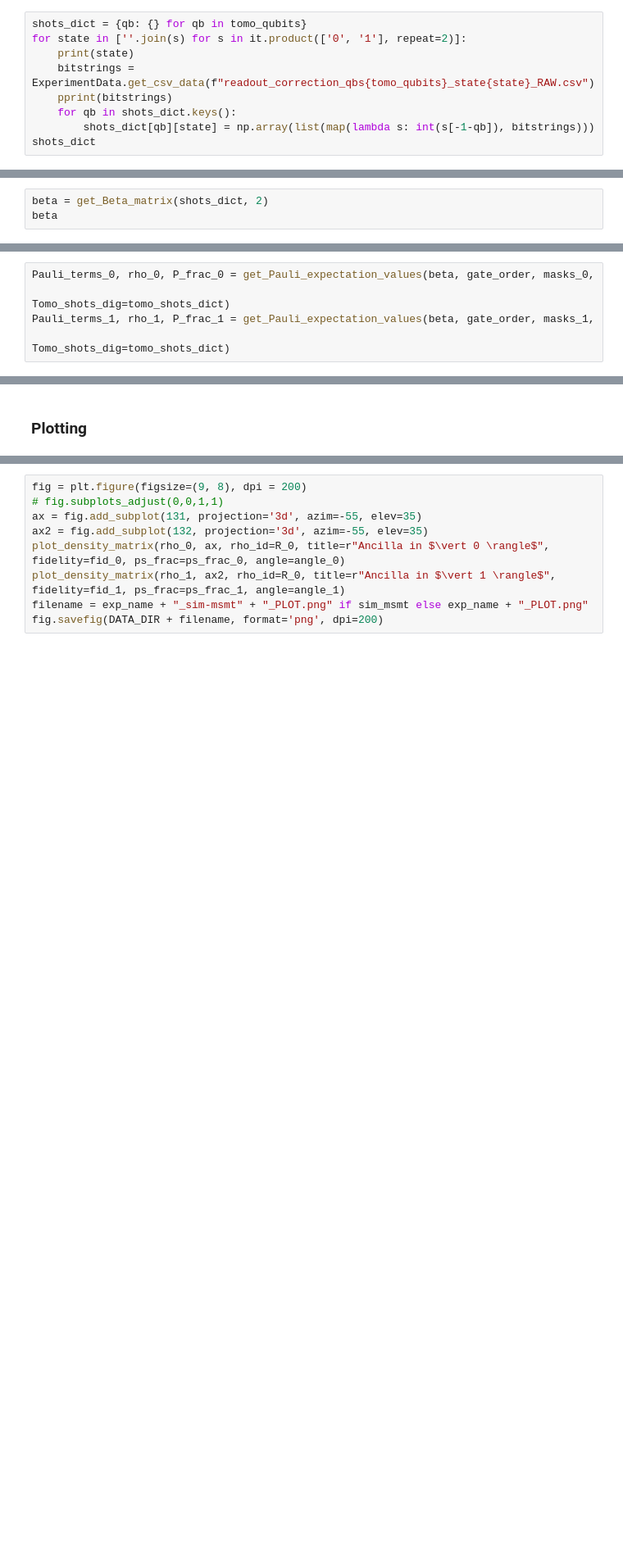
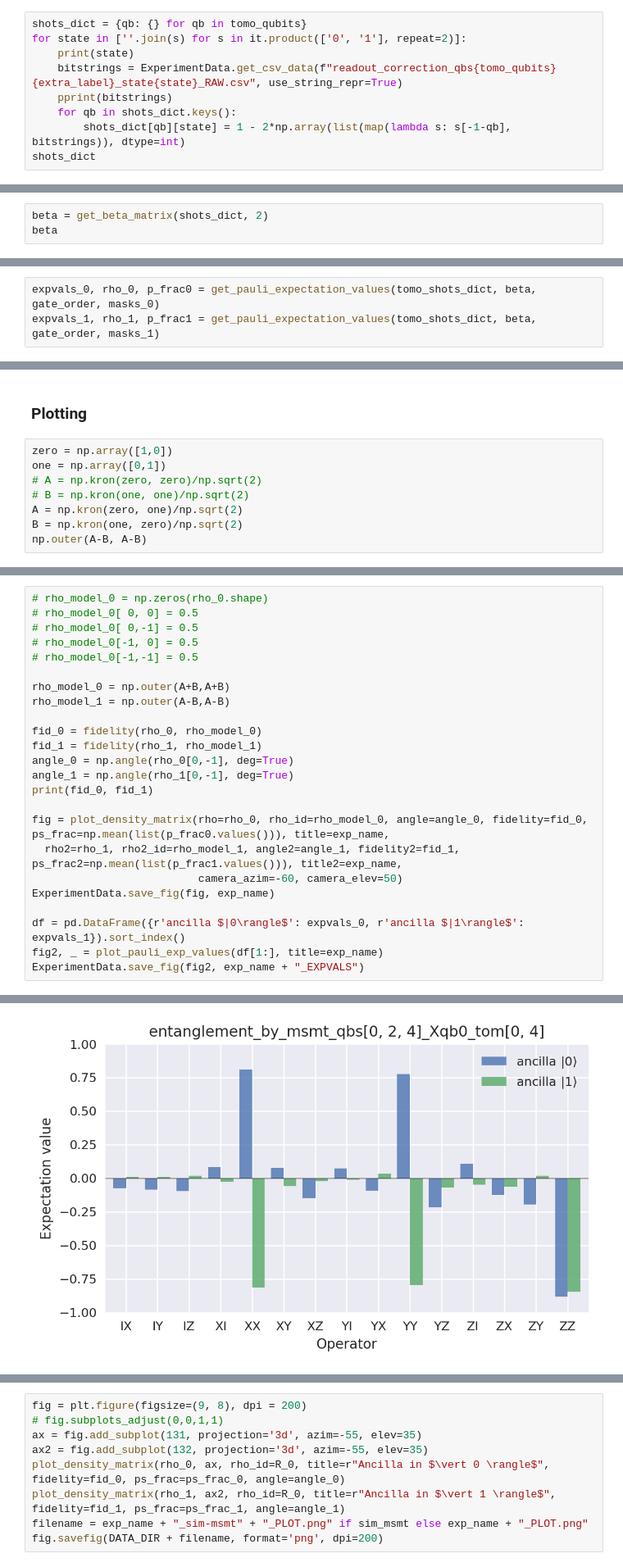
Before and after one commit to codecrap/inspire-experiments, a Jupyter notebook: notebooks/entanglement_by_measurement_analysis.ipynb, the cells around one changed output, grey strips where cells are left out. Shown at 82% size. Saved outputs shown, nothing was run; the diff lists cells and outputs as text; blank space fills up the shorter version.

```diff
--- a/notebooks/entanglement_by_measurement_analysis.ipynb
+++ b/notebooks/entanglement_by_measurement_analysis.ipynb
@@ -69,10 +76,10 @@ entanglement_by_msmt_qbs[0, 2, 4]_tom[0, 4]
 shots_dict = {qb: {} for qb in tomo_qubits}
 for state in [''.join(s) for s in it.product(['0', '1'], repeat=2)]:
     print(state)
-    bitstrings = ExperimentData.get_csv_data(f"readout_correction_qbs{tomo_qubits}_state{state}_RAW.csv")
+    bitstrings = ExperimentData.get_csv_data(f"readout_correction_qbs{tomo_qubits}{extra_label}_state{state}_RAW.csv", use_string_repr=True)
     pprint(bitstrings)
     for qb in shots_dict.keys():
-        shots_dict[qb][state] = np.array(list(map(lambda s: int(s[-1-qb]), bitstrings)))
+        shots_dict[qb][state] = 1 - 2*np.array(list(map(lambda s: s[-1-qb], bitstrings)), dtype=int)
 shots_dict
 # %% [output]
 00
@@ -108,4 +109,4 @@ plt.colorbar()
 # %%
-beta = get_Beta_matrix(shots_dict, 2)
+beta = get_beta_matrix(shots_dict, 2)
 beta
 # %% [output]
@@ -181,7 +178,5 @@ YY
 # %% [markdown]
 ### Results
 # %%
-Pauli_terms_0, rho_0, P_frac_0 = get_Pauli_expectation_values(beta, gate_order, masks_0,
-                                                              Tomo_shots_dig=tomo_shots_dict)
-Pauli_terms_1, rho_1, P_frac_1 = get_Pauli_expectation_values(beta, gate_order, masks_1,
-                                                              Tomo_shots_dig=tomo_shots_dict)
+expvals_0, rho_0, p_frac0 = get_pauli_expectation_values(tomo_shots_dict, beta, gate_order, masks_0)
+expvals_1, rho_1, p_frac1 = get_pauli_expectation_values(tomo_shots_dict, beta, gate_order, masks_1)
@@ -210,2 +205,10 @@ array([[ True,  True,  True,  True],
 # %% [markdown]
 ### Plotting
+# %%
+zero = np.array([1,0])
+one = np.array([0,1])
+# A = np.kron(zero, zero)/np.sqrt(2)
+# B = np.kron(one, one)/np.sqrt(2)
+A = np.kron(zero, one)/np.sqrt(2)
+B = np.kron(one, zero)/np.sqrt(2)
+np.outer(A-B, A-B)
@@ -211,0 +220,25 @@ array([[ True,  True,  True,  True],
+# %%
+# rho_model_0 = np.zeros(rho_0.shape)
+# rho_model_0[ 0, 0] = 0.5
+# rho_model_0[ 0,-1] = 0.5
+# rho_model_0[-1, 0] = 0.5
+# rho_model_0[-1,-1] = 0.5
+
+rho_model_0 = np.outer(A+B,A+B)
+rho_model_1 = np.outer(A-B,A-B)
+
+fid_0 = fidelity(rho_0, rho_model_0)
+fid_1 = fidelity(rho_1, rho_model_1)
+angle_0 = np.angle(rho_0[0,-1], deg=True)
+angle_1 = np.angle(rho_1[0,-1], deg=True)
+print(fid_0, fid_1)
+
+fig = plot_density_matrix(rho=rho_0, rho_id=rho_model_0, angle=angle_0, fidelity=fid_0, ps_frac=np.mean(list(p_frac0.values())), title=exp_name,
+  rho2=rho_1, rho2_id=rho_model_1, angle2=angle_1, fidelity2=fid_1, ps_frac2=np.mean(list(p_frac1.values())), title2=exp_name,
+                          camera_azim=-60, camera_elev=50)
+ExperimentData.save_fig(fig, exp_name)
+
+df = pd.DataFrame({r'ancilla $|0\rangle$': expvals_0, r'ancilla $|1\rangle$': expvals_1}).sort_index()
+fig2, _ = plot_pauli_exp_values(df[1:], title=exp_name)
+ExperimentData.save_fig(fig2, exp_name + "_EXPVALS")
+# %% [output]
@@ -211,0 +248 @@ array([[ True,  True,  True,  True],
+[figure, added]
```
Also changed, not shown: parts of 20 cells of this notebook, 1 other file.
